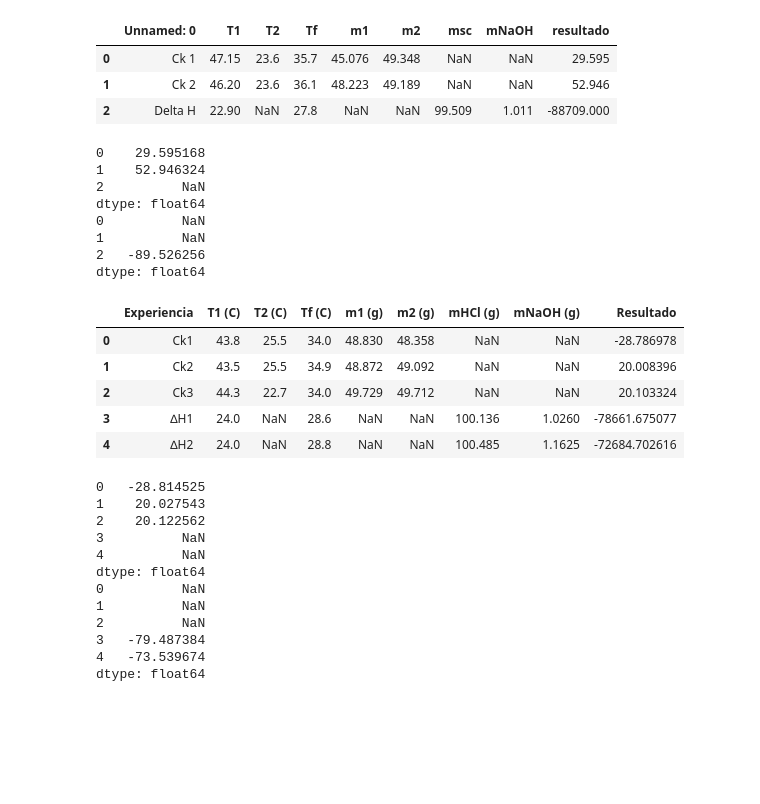
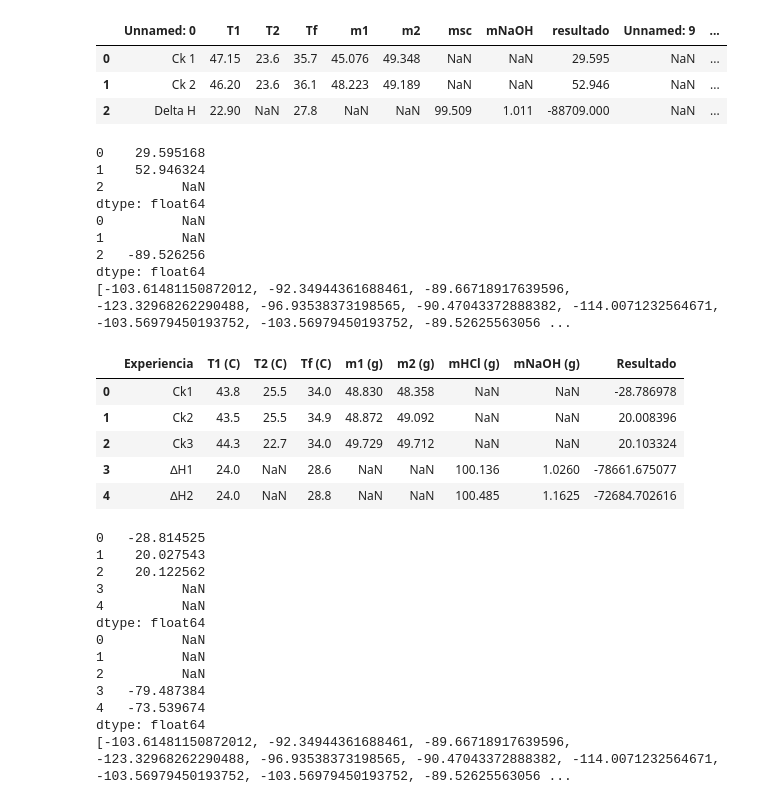
Before and after one commit to blychs/ino1, a Jupyter notebook: tp_termo/tp_termo.ipynb, the cells around one changed output. Drawn from its saved outputs; the diff is of its cells as text; code cells hidden in the pictures; blank space fills up the shorter version.

Commit message:
con grapsh interact

```diff
--- a/tp_termo/tp_termo.ipynb
+++ b/tp_termo/tp_termo.ipynb
@@ -1,7 +1,9 @@
 # %%
+#%matplotlib widget
 import numpy as np
 import pandas as pd
 import matplotlib.pyplot as plt
+from ipywidgets import widgets, interact, interactive, fixed, interact_manual
 
 def ck(m1, m2, t1, t2, tf):
     Cp = 4.184
@@ -14,3 +16,5 @@ def dH(m_h2o, m_naoh, Ck, t1, tf):
     dT = tf - t1
     m = m_h2o + m_naoh
     return -(m * Cp * dT + Ck * dT) * Mr / m_naoh / 1000
+
+dH_rxn = []
@@ -26,8 +60,11 @@ display(datos)
 Ck = ck(datos['m1'], datos['m2'], datos['T1'], datos['T2'], datos['Tf'])
 display(Ck)
 
-deltaH = dH(datos['m2'], datos['m1'], 29, datos['T1'], datos['T2'])
+deltaH = dH(datos['m2'], datos['m1'], (Ck[0] + Ck[1])/2, datos['T1'], datos['T2'])
 display(deltaH)
+
+dH_rxn.append(deltaH.iloc[-1])
+print(dH_rxn)
 # %% [output]
 |  | Exp | T1 | T2 | Tf | m1 | m2 | RESULTADO |
 | 0 | Ck1 | 45.5 | 23.8 | 35.0 | 48.02 | 49.00 | 17.77 |
@@ -63,17 +202,16 @@ dtype: float64
 datos = pd.read_csv('LEUNDA_TP2.csv', index_col=0)
 display(datos)
 
-t1, t1b, t1c = 47.5, 50.3, 49.0
-t2a, t2b, t2c = 23.0, 22.0, 22.5
-m1a, m1b, m1c = 50.0, 49.8, 49.7
-m2a, m2b, m2c = 50.0, 51.4, 51.4
 
-result = ck(datos['M1 (gr)'], datos['M2 (gr)'], datos['T1 (°C)'], datos['T2 (°C)'], datos['TF (°C)'])
-print(result)
+Ck = ck(datos['M1 (gr)'], datos['M2 (gr)'], datos['T1 (°C)'], datos['T2 (°C)'], datos['TF (°C)'])
+print(Ck)
 
-deltaH = dH(datos['M1 (gr)'], datos['M2 (gr)'], 22, datos['T1 (°C)'], datos['T2 (°C)'])
+deltaH = dH(datos['M1 (gr)'], datos['M2 (gr)'], (Ck[2] + Ck[2])/2, datos['T1 (°C)'], datos['T2 (°C)'])
 print('DH')
 print(deltaH)
+
+dH_rxn.append(deltaH.iloc[-1])
+print(dH_rxn)
 # %% [output]
 |  | T1 (°C) | T2 (°C) | TF (°C) | M1 (gr) | M2 (gr) | resultado |
 | Experiencia |  |  |  |  |  |  |
@@ -100,0 +238,17 @@ dtype: float64
+# %%
+# AGUSTINA PEQUE
+datos = pd.read_csv('tptermo_agus.csv', index_col=0)
+#display(datos)
+print(datos.keys())
+datos.to_excel('datos_termo_para_lucia.xlsx')
+
+Ck = ck(datos['m1'], datos['m2'], datos['T1'], datos['T2'], datos['Tf '])
+print(Ck)
+
+#DeltaH = dH(datos['m1'], datos['m2'], (Ck[1] + Ck[0])/2, datos['T1'], datos['Tf '])
+DeltaH = dH(datos['m1'], datos['m2'], (41.9 + 46.75)/2, datos['T1'], datos['Tf '])
+print('\nDH')
+print(deltaH)
+
+dH_rxn.append(deltaH.iloc[-1])
+print(dH_rxn)
@@ -101,20 +272,23 @@ dtype: float64
 # %%
 # CAROLINA NICOLE SCHLAEN
 
 datos = pd.read_excel('Schlaen_Datos_TpTermo.xlsx')
 display(datos)
 
 Ck = ck(datos['m1'], datos['m2'], datos['T1'], datos['T2'], datos['Tf'])
 print(Ck)
 
 deltaH = dH(datos['msc'], datos['mNaOH'], (29.6+52.9)/2, datos['T1'], datos['Tf'])
 
 print(deltaH)
+
+dH_rxn.append(deltaH.iloc[-1])
+print(dH_rxn)
 # %% [output]
-|  | Unnamed: 0 | T1 | T2 | Tf | m1 | m2 | msc | mNaOH | resultado |
-| 0 | Ck 1 | 47.15 | 23.6 | 35.7 | 45.076 | 49.348 | NaN | NaN | 29.595 |
-| 1 | Ck 2 | 46.20 | 23.6 | 36.1 | 48.223 | 49.189 | NaN | NaN | 52.946 |
-| 2 | Delta H | 22.90 | NaN | 27.8 | NaN | NaN | 99.509 | 1.011 | -88709.000 |
+|  | Unnamed: 0 | T1 | T2 | Tf | m1 | m2 | msc | mNaOH | resultado | Unnamed: 9 | ... |
+| 0 | Ck 1 | 47.15 | 23.6 | 35.7 | 45.076 | 49.348 | NaN | NaN | 29.595 | NaN | ... |
+| 1 | Ck 2 | 46.20 | 23.6 | 36.1 | 48.223 | 49.189 | NaN | NaN | 52.946 | NaN | ... |
+| 2 | Delta H | 22.90 | NaN | 27.8 | NaN | NaN | 99.509 | 1.011 | -88709.000 | NaN | ... |
 0    29.595168
 1    52.946324
 2          NaN
@@ -123,6 +297,7 @@ dtype: float64
 1          NaN
 2   -89.526256
 dtype: float64
+[-103.61481150872012, -92.34944361688461, -89.66718917639596, -123.32968262290488, -96.93538373198565, -90.47043372888382, -114.0071232564671, -103.56979450193752, -103.56979450193752, -89.52625563056 ...
 # %%
 # TOBÍAS VIOLA APREA
 datos = pd.read_excel('tp_termo_Toby.xlsx')
@@ -133,6 +308,10 @@ print(Ck)
 
 deltaH = dH(datos['mHCl (g)'], datos['mNaOH (g)'], 20, datos['T1 (C)'], datos['Tf (C)'])
 print(deltaH)
+
+dH_rxn.append(deltaH.iloc[-1])
+dH_rxn.append(deltaH.iloc[-2])
+print(dH_rxn)
 # %% [output]
 |  | Experiencia | T1 (C) | T2 (C) | Tf (C) | m1 (g) | m2 (g) | mHCl (g) | mNaOH (g) | Resultado |
 | 0 | Ck1 | 43.8 | 25.5 | 34.0 | 48.830 | 48.358 | NaN | NaN | -28.786978 |
@@ -152,3 +331,4 @@ dtype: float64
 3   -79.487384
 4   -73.539674
 dtype: float64
+[-103.61481150872012, -92.34944361688461, -89.66718917639596, -123.32968262290488, -96.93538373198565, -90.47043372888382, -114.0071232564671, -103.56979450193752, -103.56979450193752, -89.52625563056 ...
```
Also changed, not shown: parts of 18 cells of this notebook, 15 other files.
